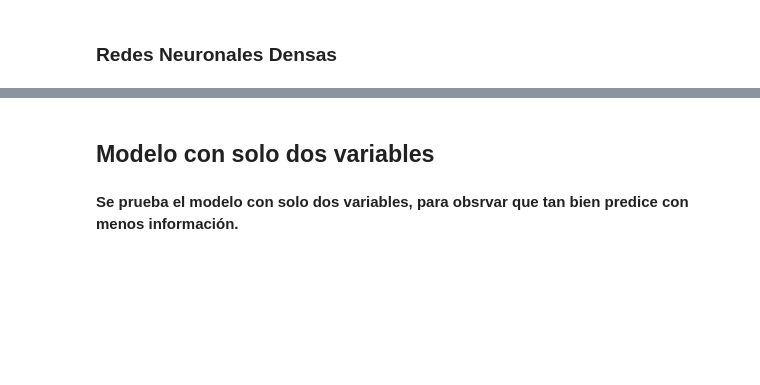
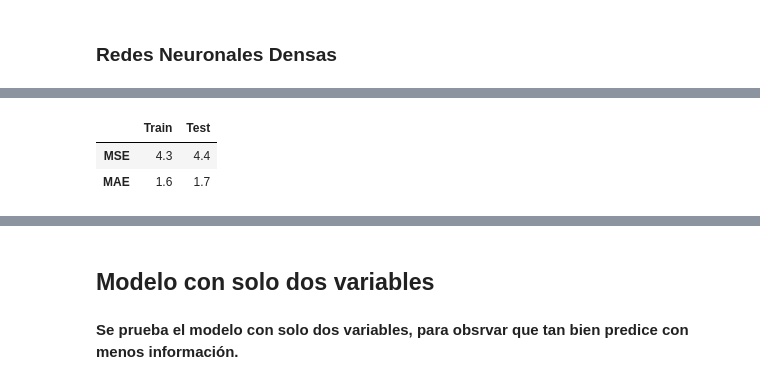
Before and after one commit to GusFontana404/AA2-TUIA-Fontana-Leguiza, a Jupyter notebook: PROBLEMA1/AA2_TP1_Ej1.ipynb, the cells around one changed output, grey strips where cells are left out. Saved outputs shown, nothing was run; the diff lists cells and outputs as text; code cells hidden in the pictures; blank space fills up the shorter version.

```diff
--- a/PROBLEMA1/AA2_TP1_Ej1.ipynb
+++ b/PROBLEMA1/AA2_TP1_Ej1.ipynb
@@ -186,3 +189,15 @@ x_test_std = scaler.transform(x_test.select_dtypes(include='int64'))
+# %%
+# Función para observar las métricas del modelo
+def metrics(y_test, y_pred):
+  """
+  Función para obtener métricas, tales como MSE y MAE.
+  """
+  # ERROR CUADRÁTICO MEDIO
+  mse = round(mean_squared_error(y_test, y_pred),1)
+  # ERROR ABSOLUTO MEDIO
+  mae = round(mean_absolute_error(y_test, y_pred),1)
+
+  return mse, mae
 # %% [markdown]
 ### **Redes Neuronales Densas**
 # %%
@@ -237,0 +253,14 @@ Epoch 30/30
+# %%
+# Dataframe con comparación de métricas
+metrics_df = pd.DataFrame(index=['MSE','MAE'],
+                               columns=['Train', 'Test'])
+
+test_mse, test_mae = metrics(y_test, model.predict(x_test_std))
+train_mse, train_mae = metrics(y_train, model.predict(x_train_std))
+
+metrics_df['Train'] = [train_mse, train_mae]
+metrics_df['Test'] = [test_mse, test_mae]
+
+# Obtener métricas
+metrics_df
+# %% [output]
@@ -237,0 +269,3 @@ Epoch 30/30
+|  | Train | Test |
+| MSE | 4.3 | 4.4 |
+| MAE | 1.6 | 1.7 |
```
Also changed, not shown: parts of 11 cells of this notebook.
